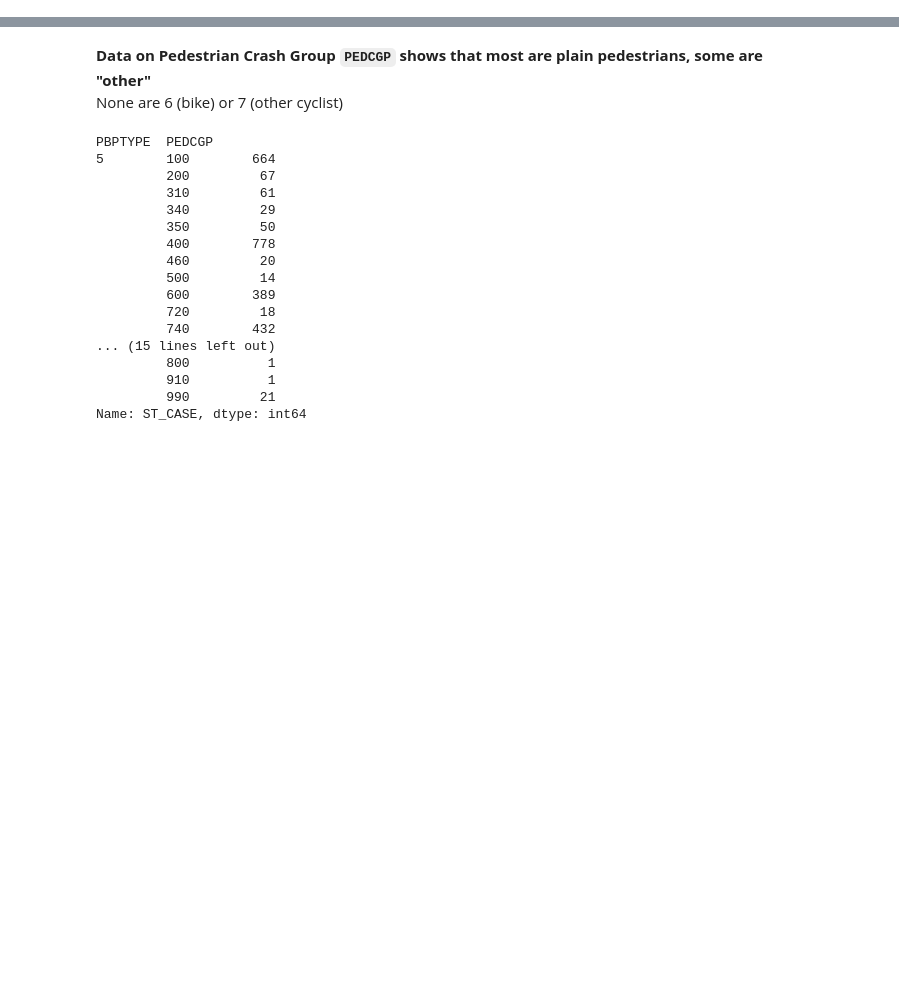
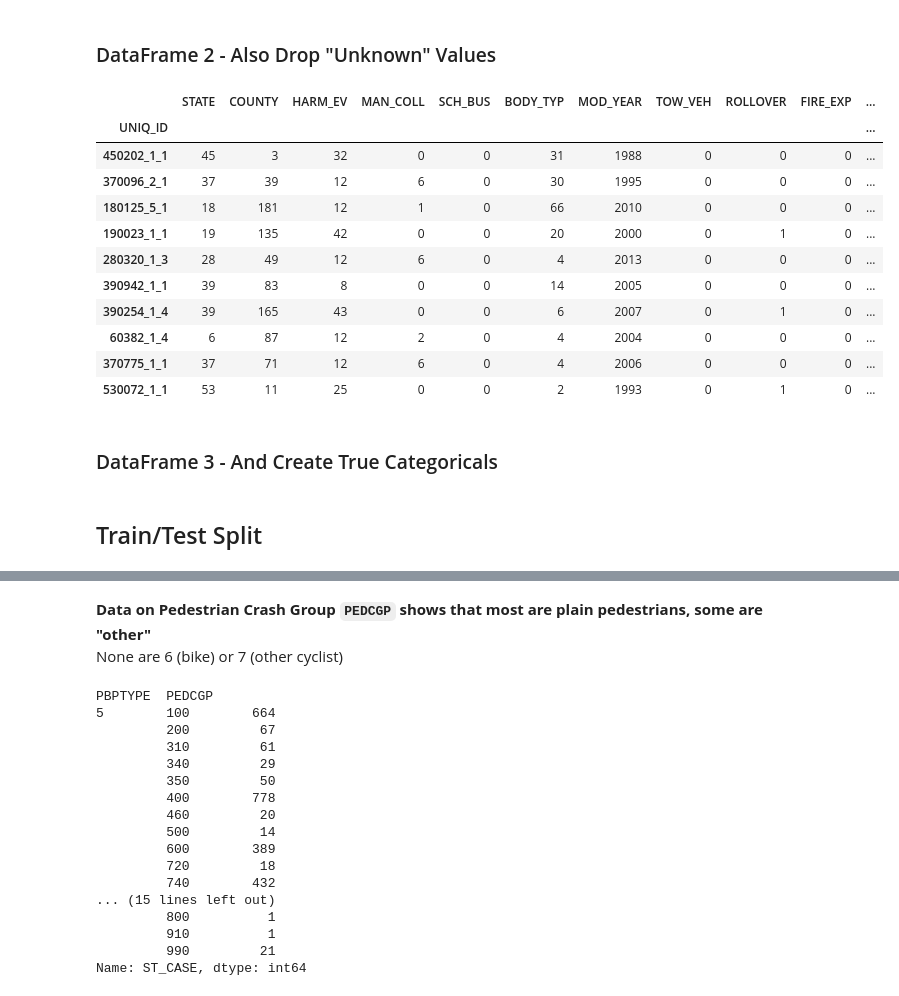
Before and after one commit to kjones5/metis_bootcamp, a Jupyter notebook: Project3_TrafficAccidentData/EDA_trafficfatalities.ipynb, the cells around one changed output, grey strips where cells are left out. Drawn from its saved outputs; the diff is of its cells as text; code cells hidden in the pictures; blank space fills up the shorter version.

```diff
--- a/Project3_TrafficAccidentData/EDA_trafficfatalities.ipynb
+++ b/Project3_TrafficAccidentData/EDA_trafficfatalities.ipynb
@@ -86,0 +774,9 @@ Name: ST_CASE, dtype: int64
+# %%
+df_model = df_master.drop(['ST_CASE', 'VEH_NO', 'PER_NO', 'INJ_SEV', 'EXTRICAT', 'HOSPITAL',
+                           'DOA', 'STATE_ACC', 'SCH_BUS_ACC', 'DAY', 'MONTH', 'YEAR', 'MINUTE',
+                           'LATITUDE', 'LONGITUD', 'WEATHER1', 'WEATHER2', 'NOT_HOUR',
+                           'NOT_MIN','ARR_HOUR', 'ARR_MIN', 'CF1', 'CF2', 'CF3', 'FATALS',
+                           'STATE_VEH', 'MAN_COLL_VEH', 'NUMOCCS', 'REG_STAT', 'GVWR', 'TOWED',
+                           'L_STATE', 'DEATHS', 'DR_ZIP', 'DR_HGT', 'DR_WGT', 'INJ_SEV_0',
+                           'INJ_SEV_1', 'INJ_SEV_2', 'INJ_SEV_3', 'INJ_SEV_4', 'INJ_SEV_5',
+                           'INJ_SEV_6', 'INJ_SEV_9', 'DATE', 'DATE_TIME'], axis=1).set_index('UNIQ_ID')
@@ -86,0 +811,23 @@ Name: ST_CASE, dtype: int64
+# %% [markdown]
+### DataFrame 2 - Also Drop "Unknown" Values
+# %%
+df_model2 = df_model.copy()
+# %%
+df_model2.sample(10)
+# %% [output]
+|  | STATE | COUNTY | HARM_EV | MAN_COLL | SCH_BUS | BODY_TYP | MOD_YEAR | TOW_VEH | ROLLOVER | FIRE_EXP | ... |
+| UNIQ_ID |  |  |  |  |  |  |  |  |  |  | ... |
+| 450202_1_1 | 45 | 3 | 32 | 0 | 0 | 31 | 1988 | 0 | 0 | 0 | ... |
+| 370096_2_1 | 37 | 39 | 12 | 6 | 0 | 30 | 1995 | 0 | 0 | 0 | ... |
+| 180125_5_1 | 18 | 181 | 12 | 1 | 0 | 66 | 2010 | 0 | 0 | 0 | ... |
+| 190023_1_1 | 19 | 135 | 42 | 0 | 0 | 20 | 2000 | 0 | 1 | 0 | ... |
+| 280320_1_3 | 28 | 49 | 12 | 6 | 0 | 4 | 2013 | 0 | 0 | 0 | ... |
+| 390942_1_1 | 39 | 83 | 8 | 0 | 0 | 14 | 2005 | 0 | 0 | 0 | ... |
+| 390254_1_4 | 39 | 165 | 43 | 0 | 0 | 6 | 2007 | 0 | 1 | 0 | ... |
+| 60382_1_4 | 6 | 87 | 12 | 2 | 0 | 4 | 2004 | 0 | 0 | 0 | ... |
+| 370775_1_1 | 37 | 71 | 12 | 6 | 0 | 4 | 2006 | 0 | 0 | 0 | ... |
+| 530072_1_1 | 53 | 11 | 25 | 0 | 0 | 2 | 1993 | 0 | 1 | 0 | ... |
+# %% [markdown]
+### DataFrame 3 - And Create True Categoricals
+# %% [markdown]
+## Train/Test Split
```
Also changed, not shown: parts of 157 cells of this notebook, 4 other files.
